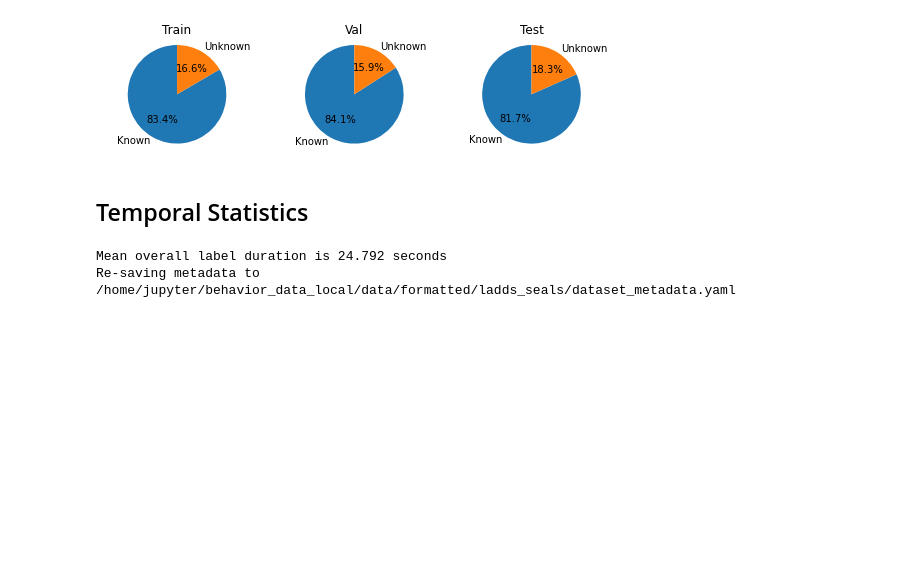
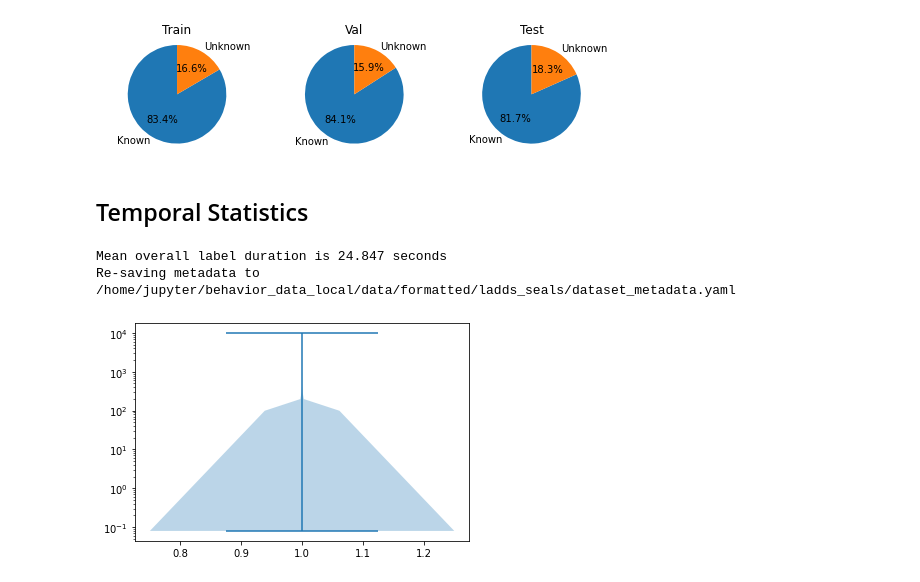
Before and after one commit to earthspecies/BEBE-datasets, a Jupyter notebook: format_ladds_seals.ipynb, the cells around one changed output. Saved outputs shown, nothing was run; the diff lists cells and outputs as text; code cells hidden in the pictures; blank space fills up the shorter version.

```diff
--- a/format_ladds_seals.ipynb
+++ b/format_ladds_seals.ipynb
@@ -435,7 +435,7 @@ def create_list_of_durations(x, infill_max_dur_sec, samplerate, unknown_value =
         elif i != current_value:
             list_of_durs.append(current_dur / samplerate)
             list_of_labels.append(current_value)
-            current_dur = 0
+            current_dur = 1
             current_value = i
 
     list_of_durs.append(current_dur)
@@ -495,5 +495,5 @@ print("Re-saving metadata to %s" % str(dataset_metadata_fp))
 with open(dataset_metadata_fp, 'w') as file:
     yaml.dump(metadata, file)
 # %% [output]
-Mean overall label duration is 24.792 seconds
+Mean overall label duration is 24.847 seconds
 Re-saving metadata to /home/jupyter/behavior_data_local/data/formatted/ladds_seals/dataset_metadata.yaml
@@ -499,0 +518,5 @@ Re-saving metadata to /home/jupyter/behavior_data_local/data/formatted/ladds_sea
+# %%
+plt.violinplot(overall_durs_sec)
+plt.yscale('log')
+# %% [output]
+[figure, added]
```
Also changed, not shown: parts of 3 cells of this notebook, 8 other files.
